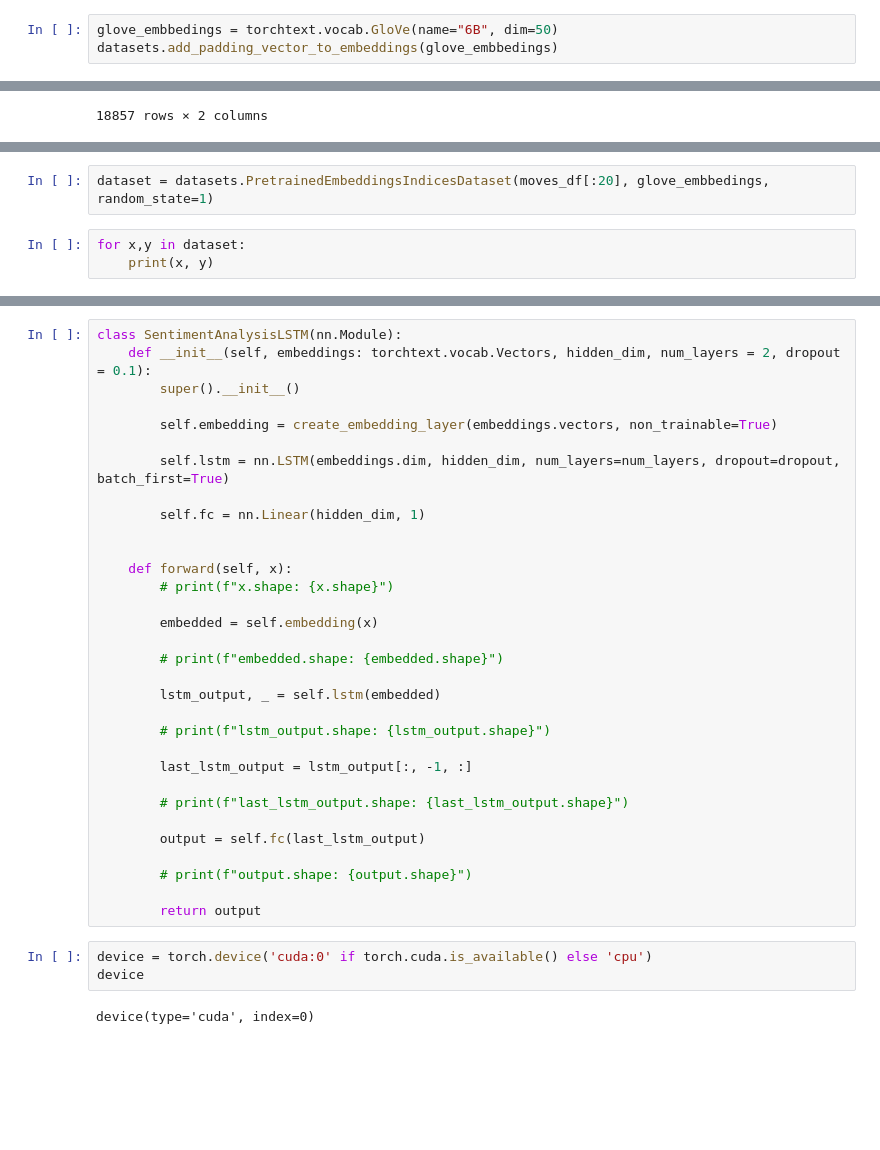
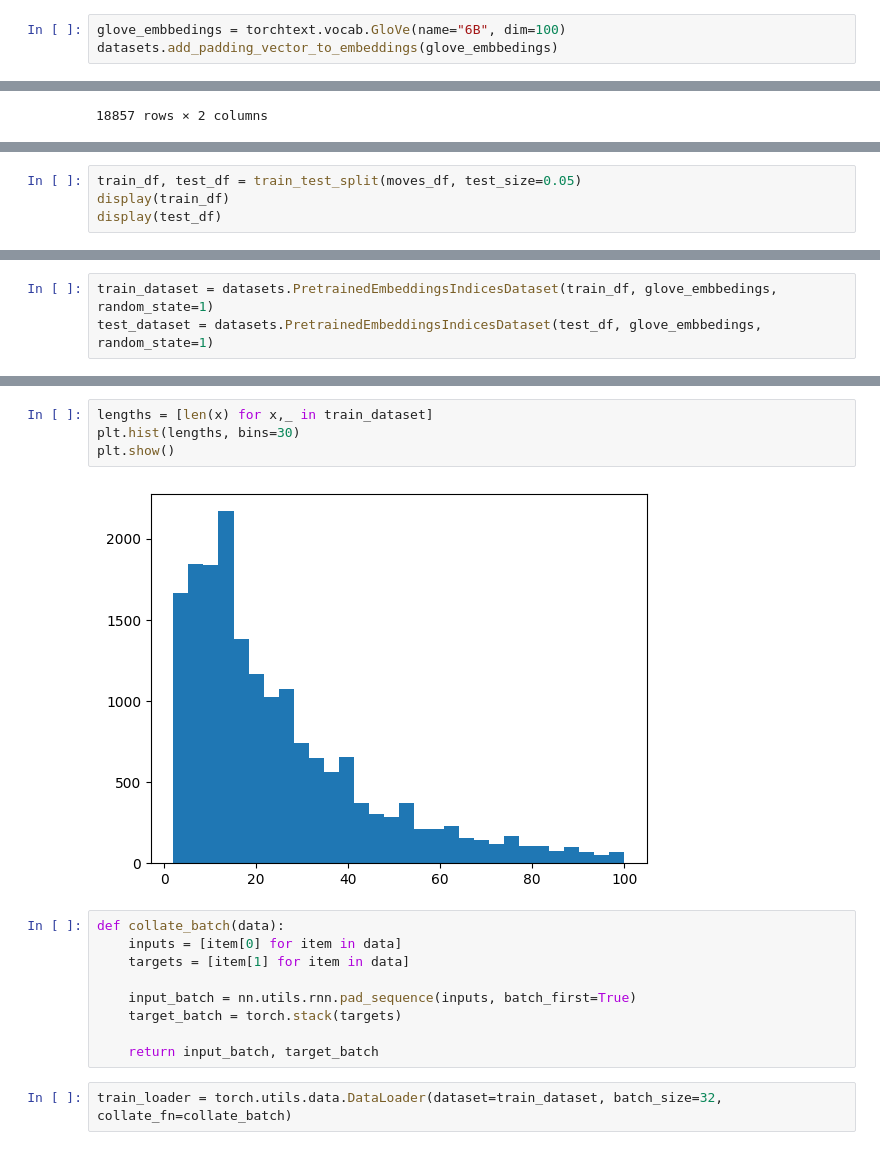
Before and after one commit to Kamil2601/NLP-chess-engine, a Jupyter notebook: sentiment_analysis.ipynb, the cells around one changed output, grey strips where cells are left out. Cells and saved outputs as stored; diff of their text form; blank space fills up the shorter version.

Commit message:
Train LSTM model

```diff
--- a/sentiment_analysis.ipynb
+++ b/sentiment_analysis.ipynb
@@ -20,7 +28,7 @@ moves_df.head(5)
 | 3 | 3 | r1bqk2r/pppp1ppp/2n2n2/2b1p3/2B1P... | f2f4 | My idea here is to expand on the ... | 9 | 44 | -1 | 0 |
 | 4 | 4 | r1bqk2r/ppp2ppp/3p1n2/n1b1pP2/2B1... | d1f3 | Maybe this isn't the greatest pla... | 13 | 44 | 0 | 0 |
 # %%
-glove_embbedings = torchtext.vocab.GloVe(name="6B", dim=50)
+glove_embbedings = torchtext.vocab.GloVe(name="6B", dim=100)
 datasets.add_padding_vector_to_embeddings(glove_embbedings)
 # %%
 moves_df = dp.prepare_data_for_sentiment_analysis_training(moves_df, glove_embbedings.stoi)
@@ -61,0 +85,4 @@ moves_df[:20]
+# %%
+train_df, test_df = train_test_split(moves_df, test_size=0.05)
+display(train_df)
+display(test_df)
@@ -62,5 +116,3 @@ moves_df[:20]
 # %%
-dataset = datasets.PretrainedEmbeddingsIndicesDataset(moves_df[:20], glove_embbedings, random_state=1)
+train_dataset = datasets.PretrainedEmbeddingsIndicesDataset(train_df, glove_embbedings, random_state=1)
+test_dataset = datasets.PretrainedEmbeddingsIndicesDataset(test_df, glove_embbedings, random_state=1)
-# %%
-for x,y in dataset:
-    print(x, y)
@@ -97,37 +119,17 @@ def create_embedding_layer(weights_matrix, non_trainable=False):
-# %%
-class SentimentAnalysisLSTM(nn.Module):
-    def __init__(self, embeddings: torchtext.vocab.Vectors, hidden_dim, num_layers = 2, dropout = 0.1):
-        super().__init__()
-
-        self.embedding = create_embedding_layer(embeddings.vectors, non_trainable=True)
-
-        self.lstm = nn.LSTM(embeddings.dim, hidden_dim, num_layers=num_layers, dropout=dropout, batch_first=True)
-
-        self.fc = nn.Linear(hidden_dim, 1)
-
-
-    def forward(self, x):
-        # print(f"x.shape: {x.shape}")
-
-        embedded = self.embedding(x)
-
-        # print(f"embedded.shape: {embedded.shape}")
-
-        lstm_output, _ = self.lstm(embedded)
-
-        # print(f"lstm_output.shape: {lstm_output.shape}")
-
-        last_lstm_output = lstm_output[:, -1, :]
-
-        # print(f"last_lstm_output.shape: {last_lstm_output.shape}")
-
-        output = self.fc(last_lstm_output)
-
-        # print(f"output.shape: {output.shape}")
-
-        return output
-# %%
-device = torch.device('cuda:0' if torch.cuda.is_available() else 'cpu')
-device
-# %% [output]
-device(type='cuda', index=0)
+# %%
+lengths = [len(x) for x,_ in train_dataset]
+plt.hist(lengths, bins=30)
+plt.show()
+# %% [output]
+[figure, added]
+# %%
+def collate_batch(data):
+    inputs = [item[0] for item in data]
+    targets = [item[1] for item in data]
+
+    input_batch = nn.utils.rnn.pad_sequence(inputs, batch_first=True)
+    target_batch = torch.stack(targets)
+
+    return input_batch, target_batch
+# %%
+train_loader = torch.utils.data.DataLoader(dataset=train_dataset, batch_size=32, collate_fn=collate_batch)
```
Also changed, not shown: parts of 12 cells of this notebook, 2 other files.
